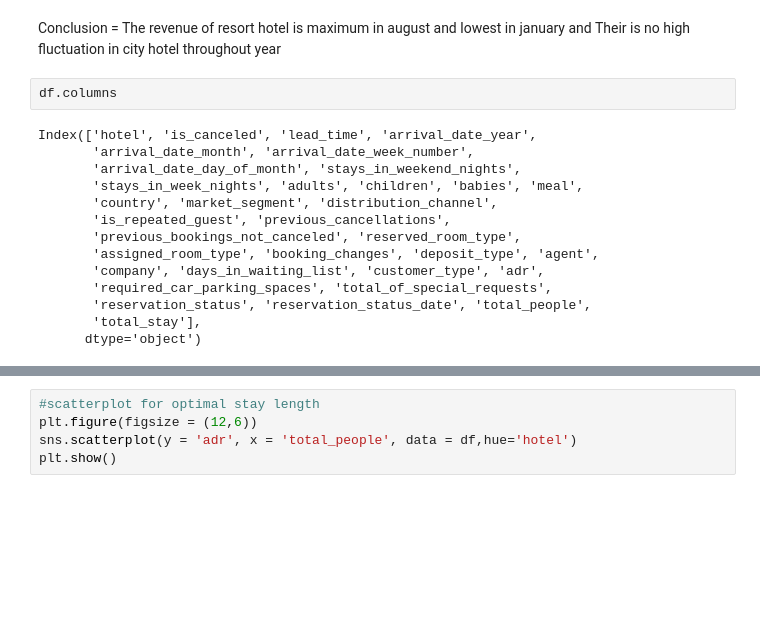
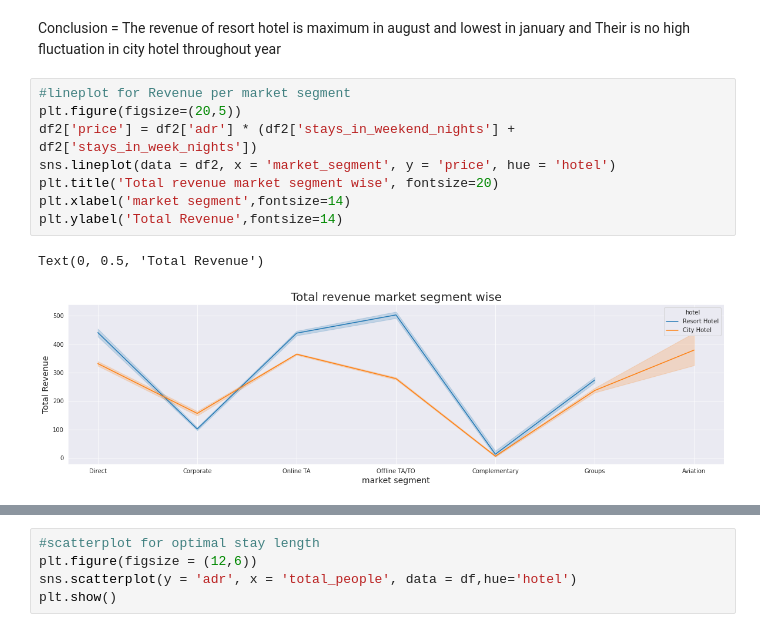
Before and after one commit to Methe11/Hotel-Booking-Analysis, a Jupyter notebook: Aishwarya_Methe_Copy_of_Hotel_Booking_Analysis_Capstone_Project.ipynb, the cells around one changed output, grey strips where cells are left out. Saved outputs shown, nothing was run; the diff lists cells and outputs as text; blank space fills up the shorter version.

```diff
--- a/Aishwarya_Methe_Copy_of_Hotel_Booking_Analysis_Capstone_Project.ipynb
+++ b/Aishwarya_Methe_Copy_of_Hotel_Booking_Analysis_Capstone_Project.ipynb
@@ -746,19 +777,14 @@ Text(0, 0.5, 'Total Revenue')
 [figure]
 # %% [markdown]
 Conclusion = The revenue of resort hotel is maximum in august and lowest in january and Their is no high fluctuation in city hotel throughout year
-# %%
-df.columns
-# %% [output]
-Index(['hotel', 'is_canceled', 'lead_time', 'arrival_date_year',
-       'arrival_date_month', 'arrival_date_week_number',
-       'arrival_date_day_of_month', 'stays_in_weekend_nights',
-       'stays_in_week_nights', 'adults', 'children', 'babies', 'meal',
-       'country', 'market_segment', 'distribution_channel',
-       'is_repeated_guest', 'previous_cancellations',
-       'previous_bookings_not_canceled', 'reserved_room_type',
-       'assigned_room_type', 'booking_changes', 'deposit_type', 'agent',
-       'company', 'days_in_waiting_list', 'customer_type', 'adr',
-       'required_car_parking_spaces', 'total_of_special_requests',
-       'reservation_status', 'reservation_status_date', 'total_people',
-       'total_stay'],
-      dtype='object')
+# %%
+#lineplot for Revenue per market segment
+plt.figure(figsize=(20,5))
+df2['price'] = df2['adr'] * (df2['stays_in_weekend_nights'] + df2['stays_in_week_nights'])
+sns.lineplot(data = df2, x = 'market_segment', y = 'price', hue = 'hotel')
+plt.title('Total revenue market segment wise', fontsize=20)
+plt.xlabel('market segment',fontsize=14)
+plt.ylabel('Total Revenue',fontsize=14)
+# %% [output]
+Text(0, 0.5, 'Total Revenue')
+[figure, added]
```
Also changed, not shown: parts of 30 cells of this notebook.
